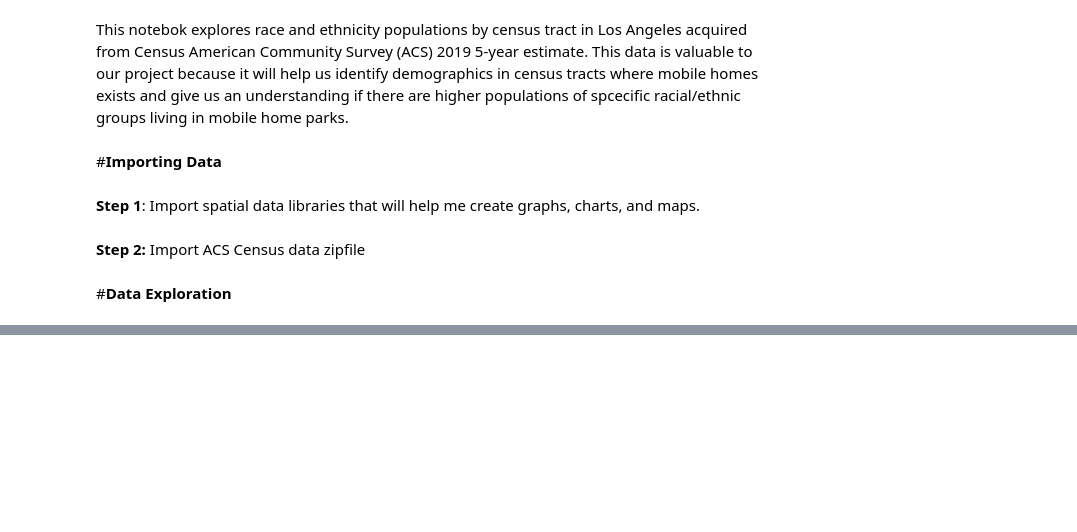
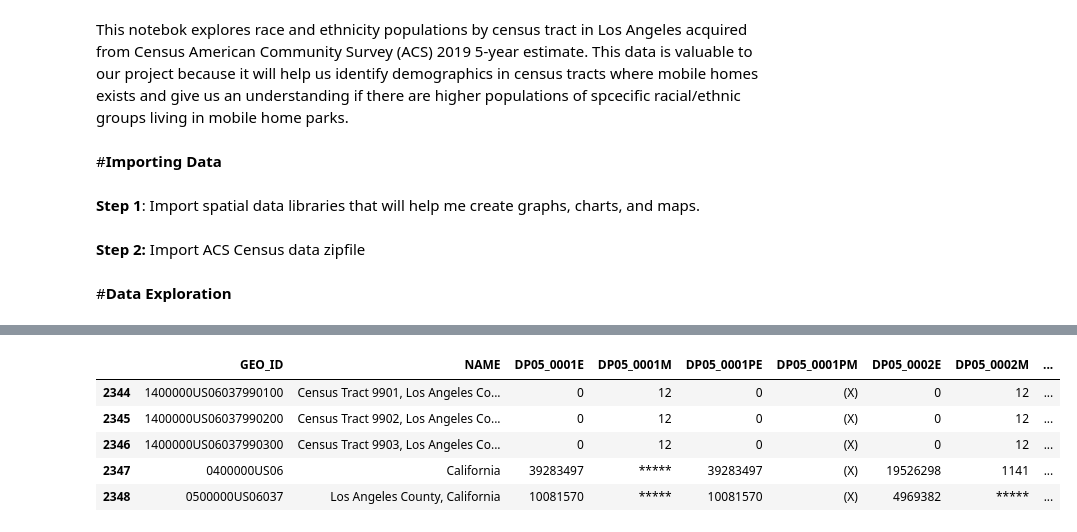
Before and after one commit to paotirado/up206-paola, a Jupyter notebook: Week 2/Week3GroupAssignment.ipynb, the cells around one changed output, grey strips where cells are left out. Saved outputs shown, nothing was run; the diff lists cells and outputs as text; code cells hidden in the pictures; blank space fills up the shorter version.

```diff
--- a/Week 2/Week3GroupAssignment.ipynb
+++ b/Week 2/Week3GroupAssignment.ipynb
@@ -14,6 +14,6 @@ import matplotlib.pyplot as plt
 # %% [markdown]
 **Step 2:** Import ACS Census data zipfile
 # %%
-gdf = gdp.read_file('Data/ACS Demographics.zip')
+race = gdp.read_file('Data/ACS Demographics.zip')
 # %% [markdown]
 #**Data Exploration**
@@ -19,0 +27,3 @@ gdf = gdp.read_file('Data/ACS Demographics.zip')
+# %%
+#next,I'll display the columns
+pd.set_option('display.max_columns', None)
@@ -19,0 +40,9 @@ gdf = gdp.read_file('Data/ACS Demographics.zip')
+# %%
+race.tail()
+# %% [output]
+|  | GEO_ID | NAME | DP05_0001E | DP05_0001M | DP05_0001PE | DP05_0001PM | DP05_0002E | DP05_0002M | ... |
+| 2344 | 1400000US06037990100 | Census Tract 9901, Los Angeles Co... | 0 | 12 | 0 | (X) | 0 | 12 | ... |
+| 2345 | 1400000US06037990200 | Census Tract 9902, Los Angeles Co... | 0 | 12 | 0 | (X) | 0 | 12 | ... |
+| 2346 | 1400000US06037990300 | Census Tract 9903, Los Angeles Co... | 0 | 12 | 0 | (X) | 0 | 12 | ... |
+| 2347 | 0400000US06 | California | 39283497 | ***** | 39283497 | (X) | 19526298 | 1141 | ... |
+| 2348 | 0500000US06037 | Los Angeles County, California | 10081570 | ***** | 10081570 | (X) | 4969382 | ***** | ... |
```
Also changed, not shown: parts of 3 cells of this notebook.
